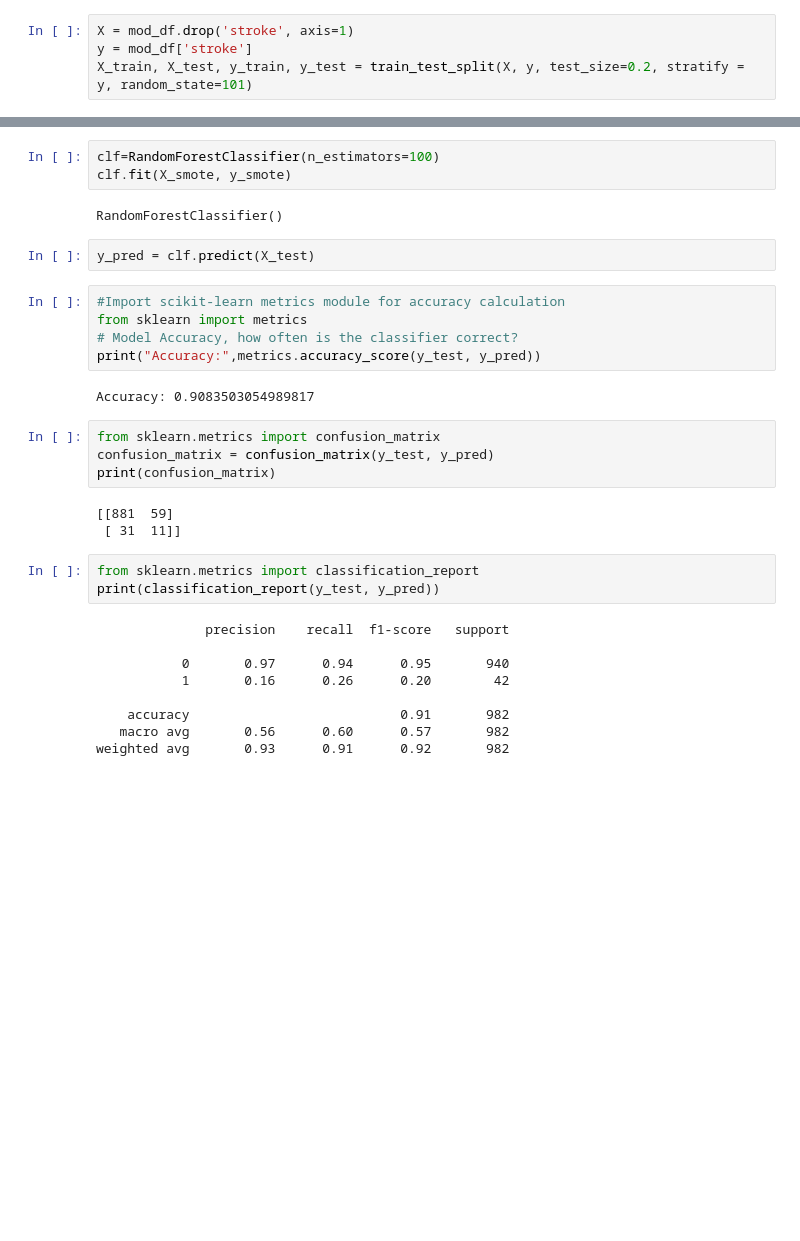
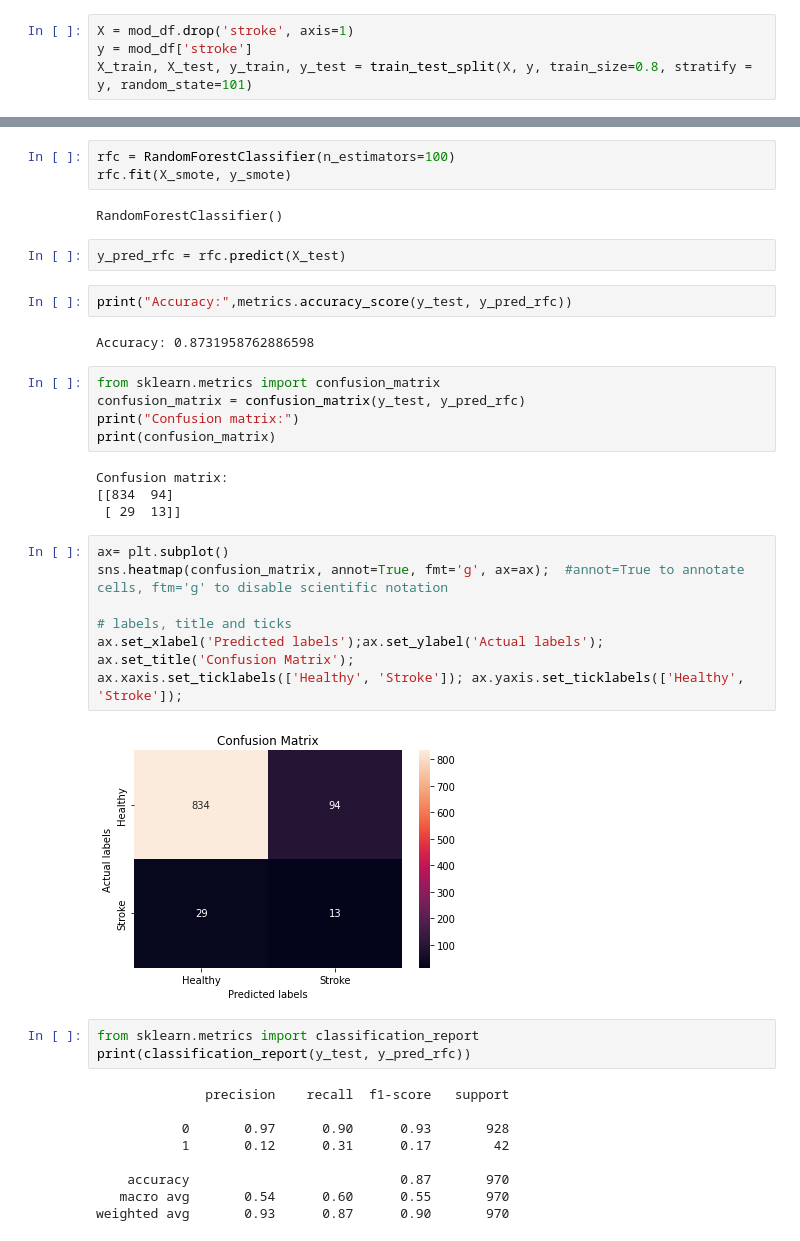
Before and after one commit to Aiman217/Aiman217, a Jupyter notebook: WMU102_Project.ipynb, the cells around one changed output, grey strips where cells are left out. Drawn from its saved outputs; the diff is of its cells as text; blank space fills up the shorter version.

```diff
--- a/WMU102_Project.ipynb
+++ b/WMU102_Project.ipynb
@@ -304,7 +312,7 @@ from sklearn.model_selection import train_test_split
 # %%
 X = mod_df.drop('stroke', axis=1)
 y = mod_df['stroke']
-X_train, X_test, y_train, y_test = train_test_split(X, y, test_size=0.2, stratify = y, random_state=101)
+X_train, X_test, y_train, y_test = train_test_split(X, y, train_size=0.8, stratify = y, random_state=101)
 # %%
 y_train.value_counts()
 # %% [output]
@@ -335,35 +343,44 @@ Name: stroke, dtype: int64
 # %%
 from sklearn.ensemble import RandomForestClassifier
 # %%
-clf=RandomForestClassifier(n_estimators=100)
-clf.fit(X_smote, y_smote)
+rfc = RandomForestClassifier(n_estimators=100)
+rfc.fit(X_smote, y_smote)
 # %% [output]
 RandomForestClassifier()
 # %%
-y_pred = clf.predict(X_test)
+y_pred_rfc = rfc.predict(X_test)
-# %%
-#Import scikit-learn metrics module for accuracy calculation
-from sklearn import metrics
-# Model Accuracy, how often is the classifier correct?
-print("Accuracy:",metrics.accuracy_score(y_test, y_pred))
-# %% [output]
-Accuracy: 0.9083503054989817
+# %%
+print("Accuracy:",metrics.accuracy_score(y_test, y_pred_rfc))
+# %% [output]
+Accuracy: 0.8731958762886598
 # %%
 from sklearn.metrics import confusion_matrix
-confusion_matrix = confusion_matrix(y_test, y_pred)
+confusion_matrix = confusion_matrix(y_test, y_pred_rfc)
+print("Confusion matrix:")
 print(confusion_matrix)
 # %% [output]
-[[881  59]
- [ 31  11]]
+Confusion matrix:
+[[834  94]
+ [ 29  13]]
+# %%
+ax= plt.subplot()
+sns.heatmap(confusion_matrix, annot=True, fmt='g', ax=ax);  #annot=True to annotate cells, ftm='g' to disable scientific notation
+
+# labels, title and ticks
+ax.set_xlabel('Predicted labels');ax.set_ylabel('Actual labels');
+ax.set_title('Confusion Matrix');
+ax.xaxis.set_ticklabels(['Healthy', 'Stroke']); ax.yaxis.set_ticklabels(['Healthy', 'Stroke']);
+# %% [output]
+[figure, added]
 # %%
 from sklearn.metrics import classification_report
-print(classification_report(y_test, y_pred))
+print(classification_report(y_test, y_pred_rfc))
 # %% [output]
               precision    recall  f1-score   support
 
-           0       0.97      0.94      0.95       940
-           1       0.16      0.26      0.20        42
+           0       0.97      0.90      0.93       928
+           1       0.12      0.31      0.17        42
 
-    accuracy                           0.91       982
-   macro avg       0.56      0.60      0.57       982
-weighted avg       0.93      0.91      0.92       982
+    accuracy                           0.87       970
+   macro avg       0.54      0.60      0.55       970
+weighted avg       0.93      0.87      0.90       970
```
Also changed, not shown: parts of 25 cells of this notebook.
